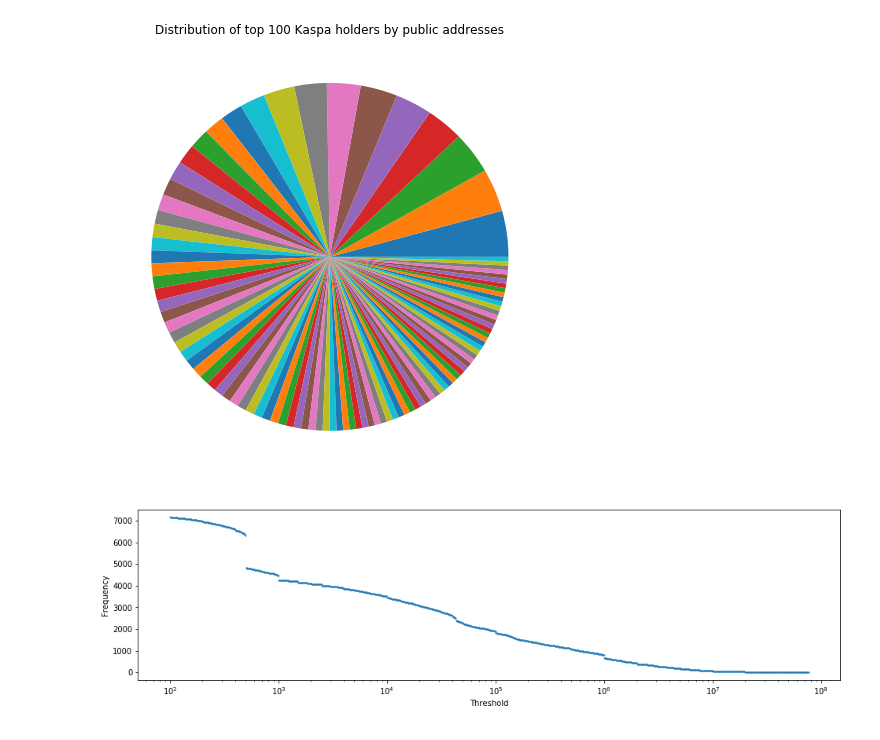
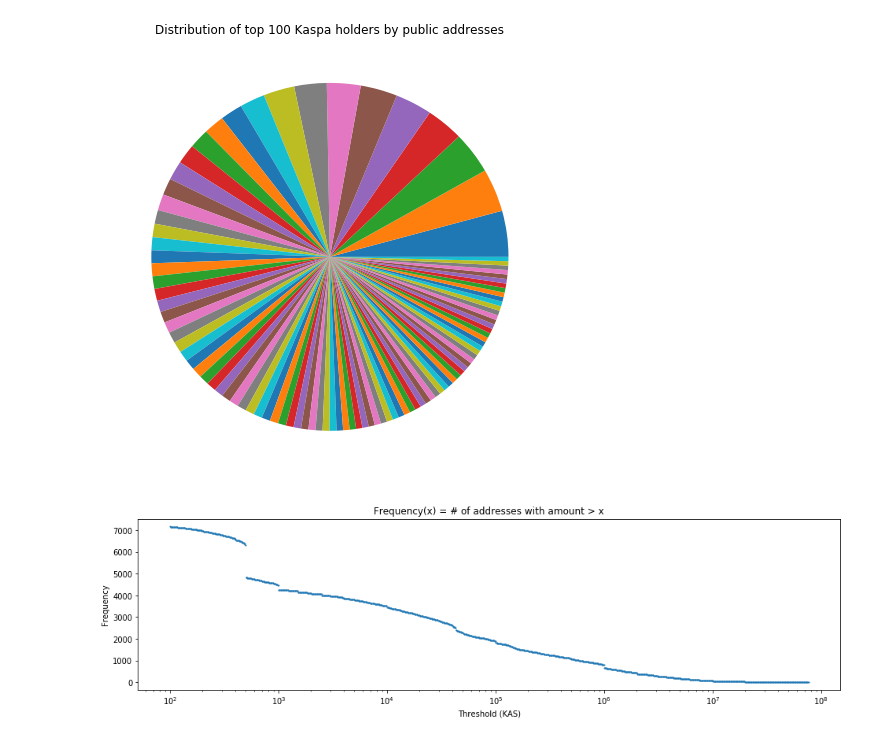
Before and after one commit to kaspagang/kaspad-py-explorer, a Jupyter notebook: src/explore_utxo_set.ipynb, the cells around one changed output. Cells and saved outputs as stored; diff of their text form; code cells hidden in the pictures.

Commit message:
Labels and title

```diff
--- a/src/explore_utxo_set.ipynb
+++ b/src/explore_utxo_set.ipynb
@@ -70,13 +70,14 @@ while True:
 # %%
 plt.figure(figsize=(16, 4))
 plt.scatter(X, Y, s=1)
 plt.ylabel('Frequency')
-plt.xlabel('Threshold')
+plt.xlabel('Threshold (KAS)')
 plt.xscale('log')
+plt.title('Frequency(x) = # of addresses with amount > x')
 plt.savefig(r'images\freq.png')
 plt.show()
 # %% [output]
-[figure, old version]
+[figure, new version]
 # %%
 # len(df_grouped)
 # len(df_amounts)
```
